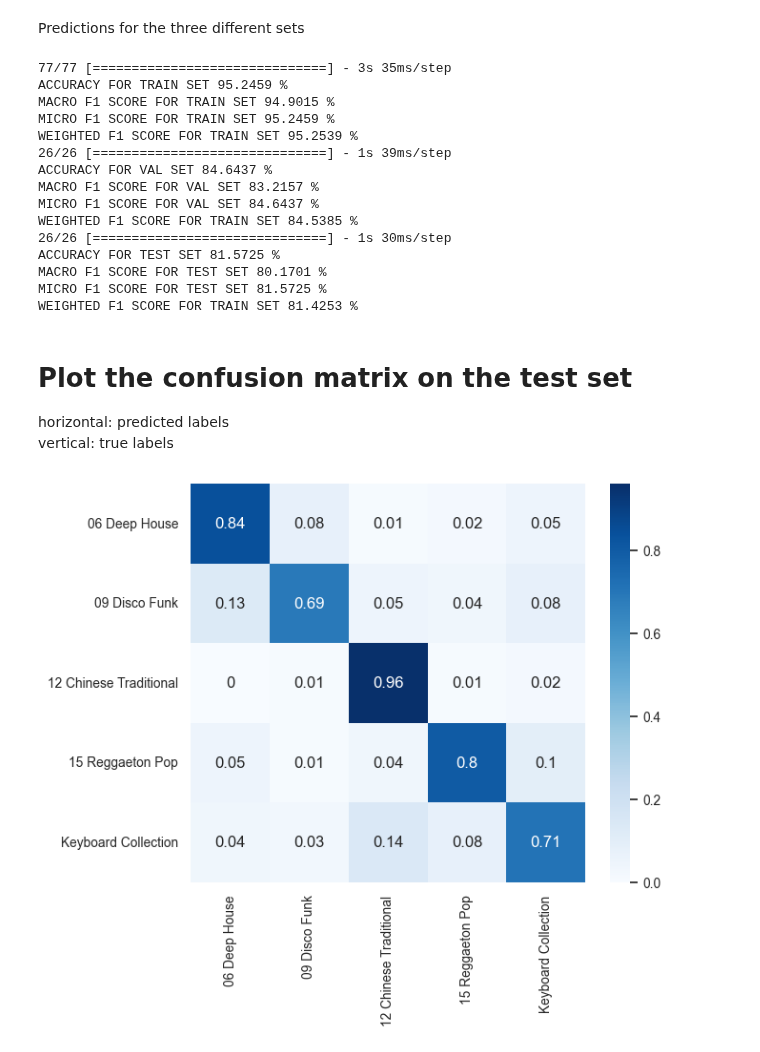
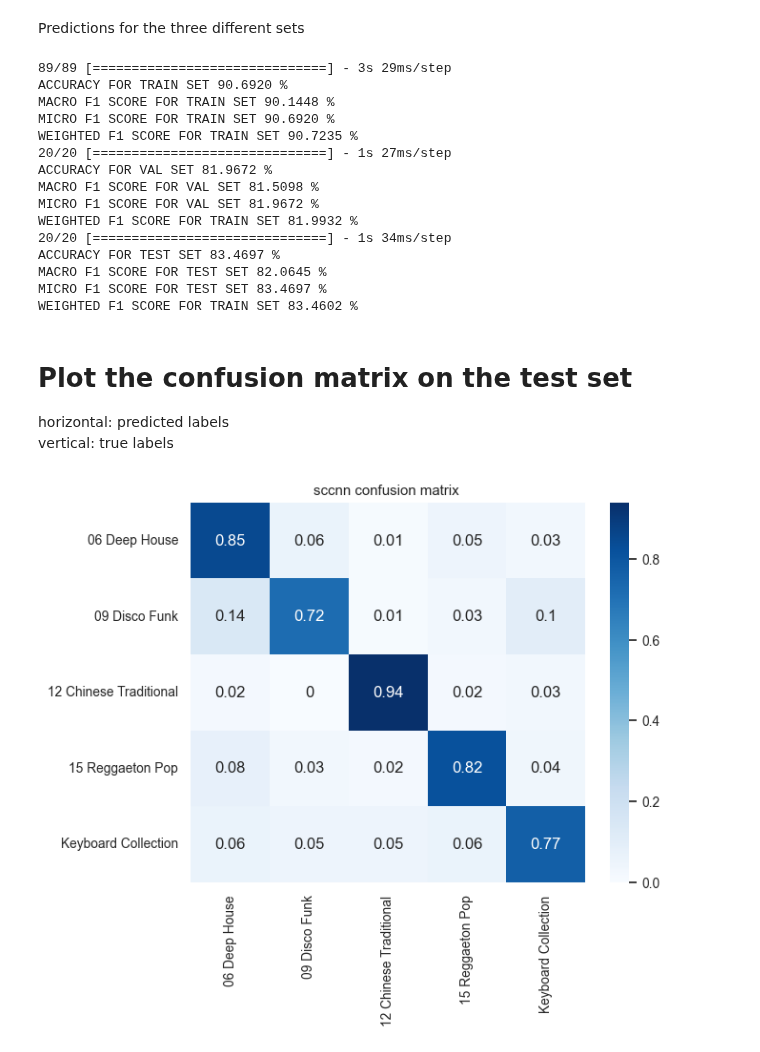
Before and after one commit to michaelstuffer98/ai_industry_project, a Jupyter notebook: short_chunk_cnn.ipynb, the cells around one changed output. Saved outputs shown, nothing was run; the diff lists cells and outputs as text; code cells hidden in the pictures.

```diff
--- a/short_chunk_cnn.ipynb
+++ b/short_chunk_cnn.ipynb
@@ -80,9 +82,9 @@ mel_train_n, mel_test_n, mel_val_n = normalization(mel_train, mel_test, mel_val)
 # %% [markdown]
 Reshape the melspec the models dimensions
 # %%
-n_mels = 128
+pp_config = utils.get_config('preprocess')
 
-def reshape_melspectogram(mel_train, mel_test, mel_val):
+def reshape_melspectogram(mel_train, mel_test, mel_val, n_mels):
     """Reshaping the melspectogram features data
     """
     n, m = mel_train.shape
@@ -93,7 +95,7 @@ def reshape_melspectogram(mel_train, mel_test, mel_val):
     mel_val = mel_val.reshape((n, n_mels, int(m/n_mels), 1))
     return mel_train, mel_test, mel_val
 
-mel_train_n, mel_test_n, mel_val_n = reshape_melspectogram(mel_train_n, mel_test_n, mel_val_n)
+mel_train_n, mel_test_n, mel_val_n = reshape_melspectogram(mel_train_n, mel_test_n, mel_val_n, pp_config['melspectogram']['n_mels'])
 
 print(mel_train_n.shape)
 print(mel_test_n.shape)
@@ -163,12 +164,23 @@ _________________________________________________________________
 # %% [markdown]
 Train the defined model
 # %%
+import absl.logging
+absl.logging.set_verbosity(absl.logging.ERROR)
+
+es_config = model_config['training']['early_stopping']
+
 callbacks = [
-    ModelCheckpoint("models/short_chunk_cnn_{epoch:03d}.h5", save_freq=5),
-    EarlyStopping(monitor='val_loss', restore_best_weights=True, patience=15)
+    ModelCheckpoint(model_config['output_dir'], save_freq=500),
+    EarlyStopping(monitor=es_config['monitor'], restore_best_weights=es_config['restore_best_weights'], patience=es_config['patience'])
 ]
 
-epochs=model_config['epochs']
-
-history = model.fit(mel_train_n, lab_train, epochs=epochs, validation_data=(mel_val_n, lab_val), callbacks=callbacks, batch_size=32, verbose=1)
+history = model.fit(
+    mel_train_n,
+    lab_train,
+    epochs=model_config['epochs'],
+    validation_data=(mel_val_n, lab_val),
+    callbacks=callbacks,
+    batch_size=model_config['batch_size'],
+    verbose=1
+    )
 # %% [output]
@@ -206,7 +247,8 @@ INFO:tensorflow:Assets written to: models/shortchunkcnn_trained/assets
 # %%
-history_dict = utils.load_history(model_config['model_name'])
+history_dict = utils.load_history(model_config['model_name'], dir=model_config['output_dir'])
+epochs = model_config['epochs']
 
 #Plots for the accuracies and losses of the train and validation data per epoch
-plot.plot_hist(history_dict, ('accuracy', 'val_accuracy'), legends=('train', 'validation'), title='Accuracy', y_label='accuracy ->', x_label='epochs ->', save_to=f'Plots/short_chunk_cnn_{epochs}_acuracy')
+plot.plot_hist(history_dict, ('categorial_accuracy', 'val_categorial_accuracy'), legends=('train', 'validation'), title='Accuracy', y_label='accuracy ->', x_label='epochs ->', save_to=f'Plots/short_chunk_cnn_{epochs}_acuracy')
 plot.plot_hist(history_dict, ('loss', 'val_loss'), legends=('train', 'validation'), title='Loss', y_label='loss ->', x_label='epochs ->', save_to=f'Plots/short_chunk_cnn_{epochs}_loss')
 # %% [output]
@@ -218,7 +260,7 @@ Predictions for the three different sets
 predict = lambda model, data: np.argmax(model.predict(data), axis=-1)
 
 #Loading in the model
-model = utils.load_model(model_config['model_name'])
+model = utils.load_model(model_config['model_name'], dir=model_config['output_dir'])
 
 # Training prediction
 y_pred_train = predict(model, mel_train_n)
@@ -246,21 +288,21 @@ print(f"MACRO F1 SCORE FOR TEST SET {f1_score(y_true_test, y_pred_test, average=
 print(f"MICRO F1 SCORE FOR TEST SET {f1_score(y_true_test, y_pred_test, average='micro')*100:.4f} %")
 print(f"WEIGHTED F1 SCORE FOR TRAIN SET {f1_score(y_true_test, y_pred_test, average='weighted')*100:.4f} %")
 # %% [output]
-77/77 [==============================] - 3s 35ms/step
-ACCURACY FOR TRAIN SET 95.2459 %
-MACRO F1 SCORE FOR TRAIN SET 94.9015 %
-MICRO F1 SCORE FOR TRAIN SET 95.2459 %
-WEIGHTED F1 SCORE FOR TRAIN SET 95.2539 %
-26/26 [==============================] - 1s 39ms/step
-ACCURACY FOR VAL SET 84.6437 %
-MACRO F1 SCORE FOR VAL SET 83.2157 %
-MICRO F1 SCORE FOR VAL SET 84.6437 %
-WEIGHTED F1 SCORE FOR TRAIN SET 84.5385 %
-26/26 [==============================] - 1s 30ms/step
-ACCURACY FOR TEST SET 81.5725 %
-MACRO F1 SCORE FOR TEST SET 80.1701 %
-MICRO F1 SCORE FOR TEST SET 81.5725 %
-WEIGHTED F1 SCORE FOR TRAIN SET 81.4253 %
+89/89 [==============================] - 3s 29ms/step
+ACCURACY FOR TRAIN SET 90.6920 %
+MACRO F1 SCORE FOR TRAIN SET 90.1448 %
+MICRO F1 SCORE FOR TRAIN SET 90.6920 %
+WEIGHTED F1 SCORE FOR TRAIN SET 90.7235 %
+20/20 [==============================] - 1s 27ms/step
+ACCURACY FOR VAL SET 81.9672 %
+MACRO F1 SCORE FOR VAL SET 81.5098 %
+MICRO F1 SCORE FOR VAL SET 81.9672 %
+WEIGHTED F1 SCORE FOR TRAIN SET 81.9932 %
+20/20 [==============================] - 1s 34ms/step
+ACCURACY FOR TEST SET 83.4697 %
+MACRO F1 SCORE FOR TEST SET 82.0645 %
+MICRO F1 SCORE FOR TEST SET 83.4697 %
+WEIGHTED F1 SCORE FOR TRAIN SET 83.4602 %
 # %% [markdown]
 # Plot the confusion matrix on the test set
 horizontal: predicted labels
@@ -268,12 +310,14 @@ vertical: true labels
 # %%
 class_names = utils.get_class_names()
 
 #Confusion matrix of the predicted labels versus the true labels
 conf_mat = confusion_matrix(y_true_test, y_pred_test, normalize= 'true')
 conf_mat = np.round(conf_mat, 2)
 
 conf_mat_df = pd.DataFrame(conf_mat, columns=class_names, index=class_names)
 
-plot.plot_conf_mat(conf_mat_df, save_to=f"Plots/short_chunk_cnn_{epochs}_test_conf_mat.png")
+model_name = model_config['model_name']
+
+plot.plot_conf_mat(conf_mat_df, save_to=f"Plots/{model_name}_{epochs}_test_conf_mat.png", name=model_name)
 # %% [output]
-[figure, old version]
+[figure, new version]
```
Also changed, not shown: parts of 7 cells of this notebook, 12 other files.
